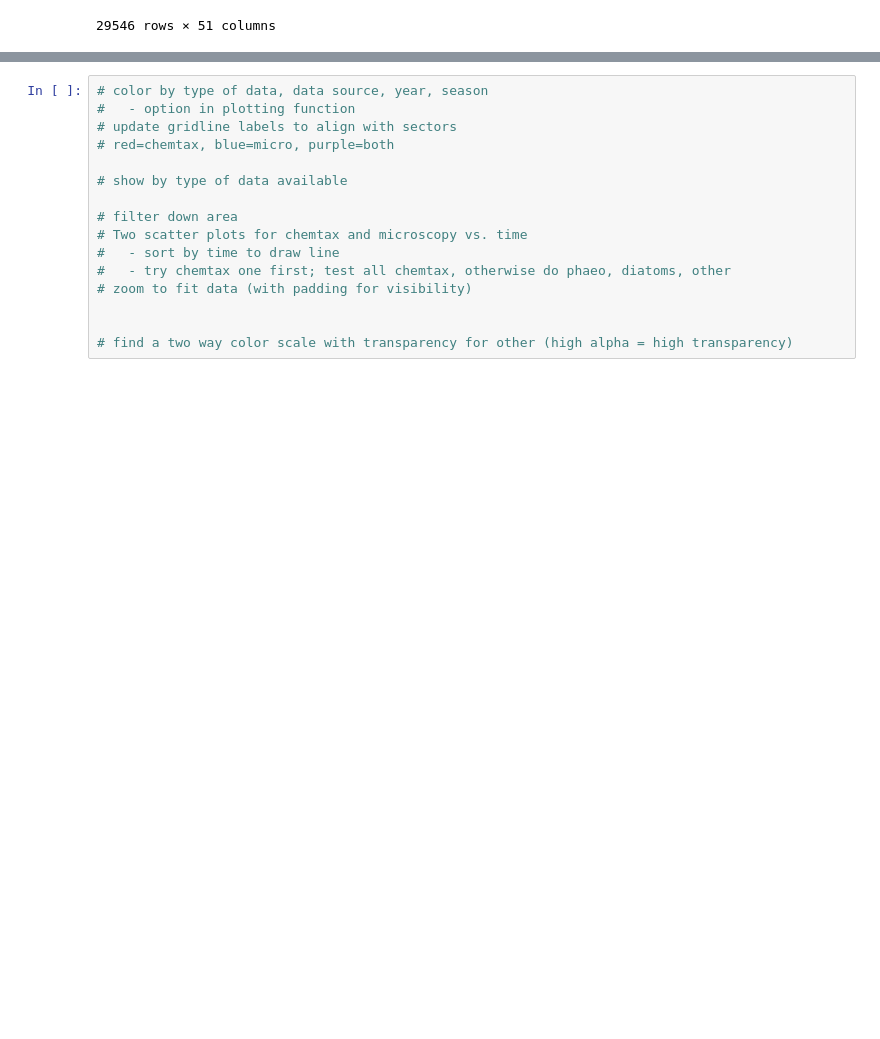
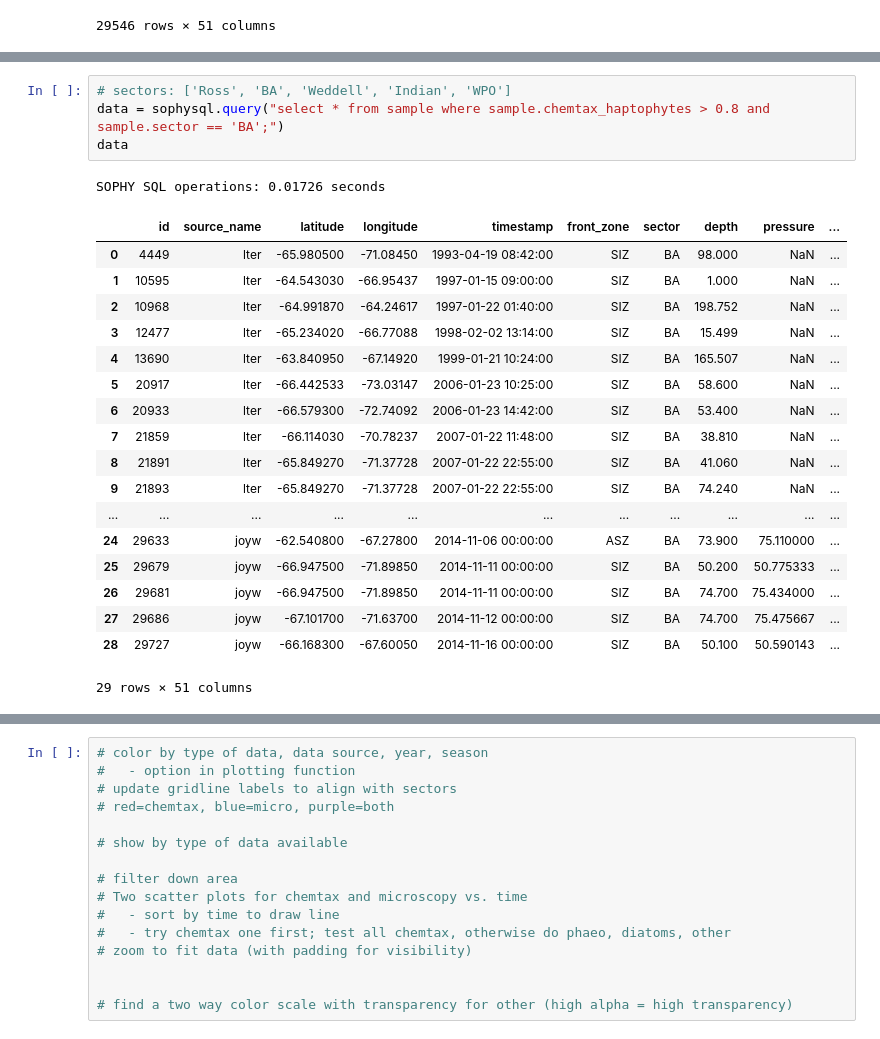
Before and after one commit to ayushnag/sophy, a Jupyter notebook: sophy/sophy.ipynb, the cells around one changed output, grey strips where cells are left out. Cells and saved outputs as stored; diff of their text form; blank space fills up the shorter version.

```diff
--- a/sophy/sophy.ipynb
+++ b/sophy/sophy.ipynb
@@ -72,3 +76,27 @@ SOPHY SQL operations: 0.03699 seconds
 | 52 | 31 | 2019-02 |
 | 53 | 227 | 2020-01 |
 | 54 | 21 | 2020-02 |
+# %%
+# sectors: ['Ross', 'BA', 'Weddell', 'Indian', 'WPO']
+data = sophysql.query("select * from sample where sample.chemtax_haptophytes > 0.8 and sample.sector == 'BA';")
+data
+# %% [output]
+SOPHY SQL operations: 0.01726 seconds
+|  | id | source_name | latitude | longitude | timestamp | front_zone | sector | depth | pressure | ... |
+| 0 | 4449 | lter | -65.980500 | -71.08450 | 1993-04-19 08:42:00 | SIZ | BA | 98.000 | NaN | ... |
+| 1 | 10595 | lter | -64.543030 | -66.95437 | 1997-01-15 09:00:00 | SIZ | BA | 1.000 | NaN | ... |
+| 2 | 10968 | lter | -64.991870 | -64.24617 | 1997-01-22 01:40:00 | SIZ | BA | 198.752 | NaN | ... |
+| 3 | 12477 | lter | -65.234020 | -66.77088 | 1998-02-02 13:14:00 | SIZ | BA | 15.499 | NaN | ... |
+| 4 | 13690 | lter | -63.840950 | -67.14920 | 1999-01-21 10:24:00 | SIZ | BA | 165.507 | NaN | ... |
+| 5 | 20917 | lter | -66.442533 | -73.03147 | 2006-01-23 10:25:00 | SIZ | BA | 58.600 | NaN | ... |
+| 6 | 20933 | lter | -66.579300 | -72.74092 | 2006-01-23 14:42:00 | SIZ | BA | 53.400 | NaN | ... |
+| 7 | 21859 | lter | -66.114030 | -70.78237 | 2007-01-22 11:48:00 | SIZ | BA | 38.810 | NaN | ... |
+| 8 | 21891 | lter | -65.849270 | -71.37728 | 2007-01-22 22:55:00 | SIZ | BA | 41.060 | NaN | ... |
+| 9 | 21893 | lter | -65.849270 | -71.37728 | 2007-01-22 22:55:00 | SIZ | BA | 74.240 | NaN | ... |
+| ... | ... | ... | ... | ... | ... | ... | ... | ... | ... | ... |
+| 24 | 29633 | joyw | -62.540800 | -67.27800 | 2014-11-06 00:00:00 | ASZ | BA | 73.900 | 75.110000 | ... |
+| 25 | 29679 | joyw | -66.947500 | -71.89850 | 2014-11-11 00:00:00 | SIZ | BA | 50.200 | 50.775333 | ... |
+| 26 | 29681 | joyw | -66.947500 | -71.89850 | 2014-11-11 00:00:00 | SIZ | BA | 74.700 | 75.434000 | ... |
+| 27 | 29686 | joyw | -67.101700 | -71.63700 | 2014-11-12 00:00:00 | SIZ | BA | 74.700 | 75.475667 | ... |
+| 28 | 29727 | joyw | -66.168300 | -67.60050 | 2014-11-16 00:00:00 | SIZ | BA | 50.100 | 50.590143 | ... |
+29 rows × 51 columns
```
Also changed, not shown: parts of 4 cells of this notebook, 2 other files.
